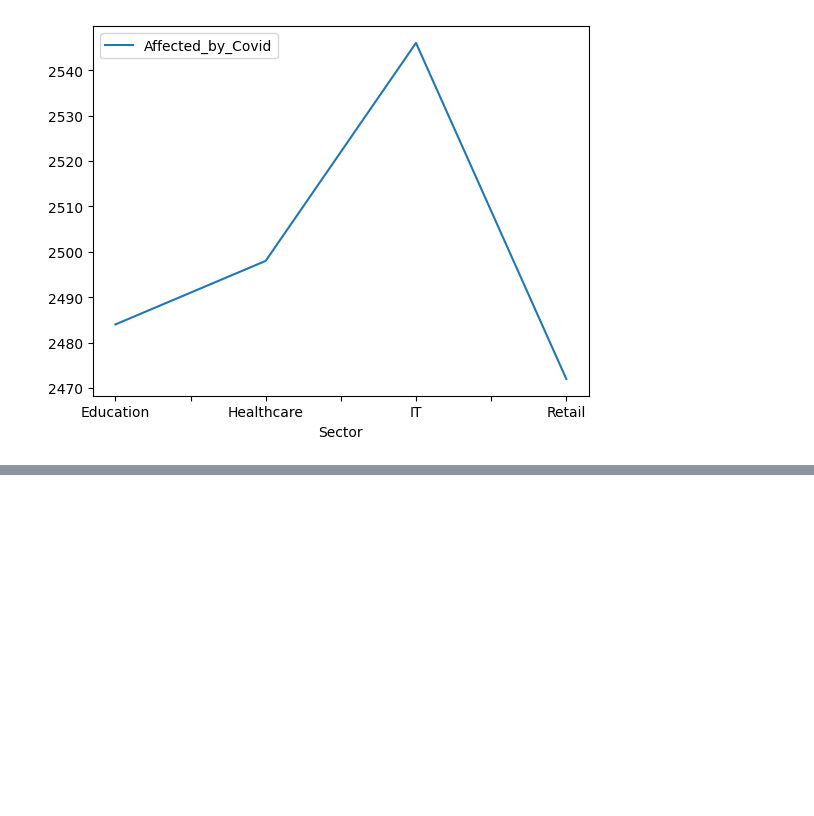
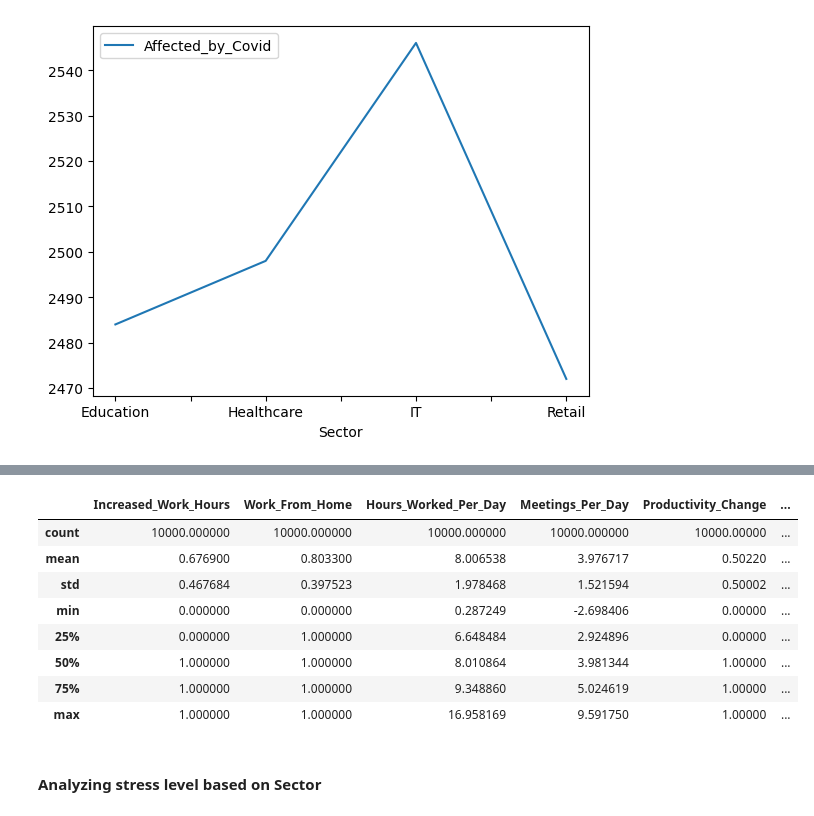
Before and after one commit to shankverma/Python, a Jupyter notebook: corona_analysis.ipynb, the cells around one changed output, grey strips where cells are left out. Drawn from its saved outputs; the diff is of its cells as text; code cells hidden in the pictures; blank space fills up the shorter version.

```diff
--- a/corona_analysis.ipynb
+++ b/corona_analysis.ipynb
@@ -2,6 +2,8 @@
 import pandas as pd
 import kagglehub
 import matplotlib.pyplot as plt
+# this is to display the columns
+pd.options.display.max_columns = 100
 # %% [markdown]
 #### Read the csv using PD
 # %%
@@ -60,0 +149,14 @@ plt.show()
+# %%
+df.describe()
+# %% [output]
+|  | Increased_Work_Hours | Work_From_Home | Hours_Worked_Per_Day | Meetings_Per_Day | Productivity_Change | ... |
+| count | 10000.000000 | 10000.000000 | 10000.000000 | 10000.000000 | 10000.00000 | ... |
+| mean | 0.676900 | 0.803300 | 8.006538 | 3.976717 | 0.50220 | ... |
+| std | 0.467684 | 0.397523 | 1.978468 | 1.521594 | 0.50002 | ... |
+| min | 0.000000 | 0.000000 | 0.287249 | -2.698406 | 0.00000 | ... |
+| 25% | 0.000000 | 1.000000 | 6.648484 | 2.924896 | 0.00000 | ... |
+| 50% | 1.000000 | 1.000000 | 8.010864 | 3.981344 | 1.00000 | ... |
+| 75% | 1.000000 | 1.000000 | 9.348860 | 5.024619 | 1.00000 | ... |
+| max | 1.000000 | 1.000000 | 16.958169 | 9.591750 | 1.00000 | ... |
+# %% [markdown]
+#### Analyzing stress level based on Sector
```
Also changed, not shown: parts of 16 cells of this notebook, 1 other file.
